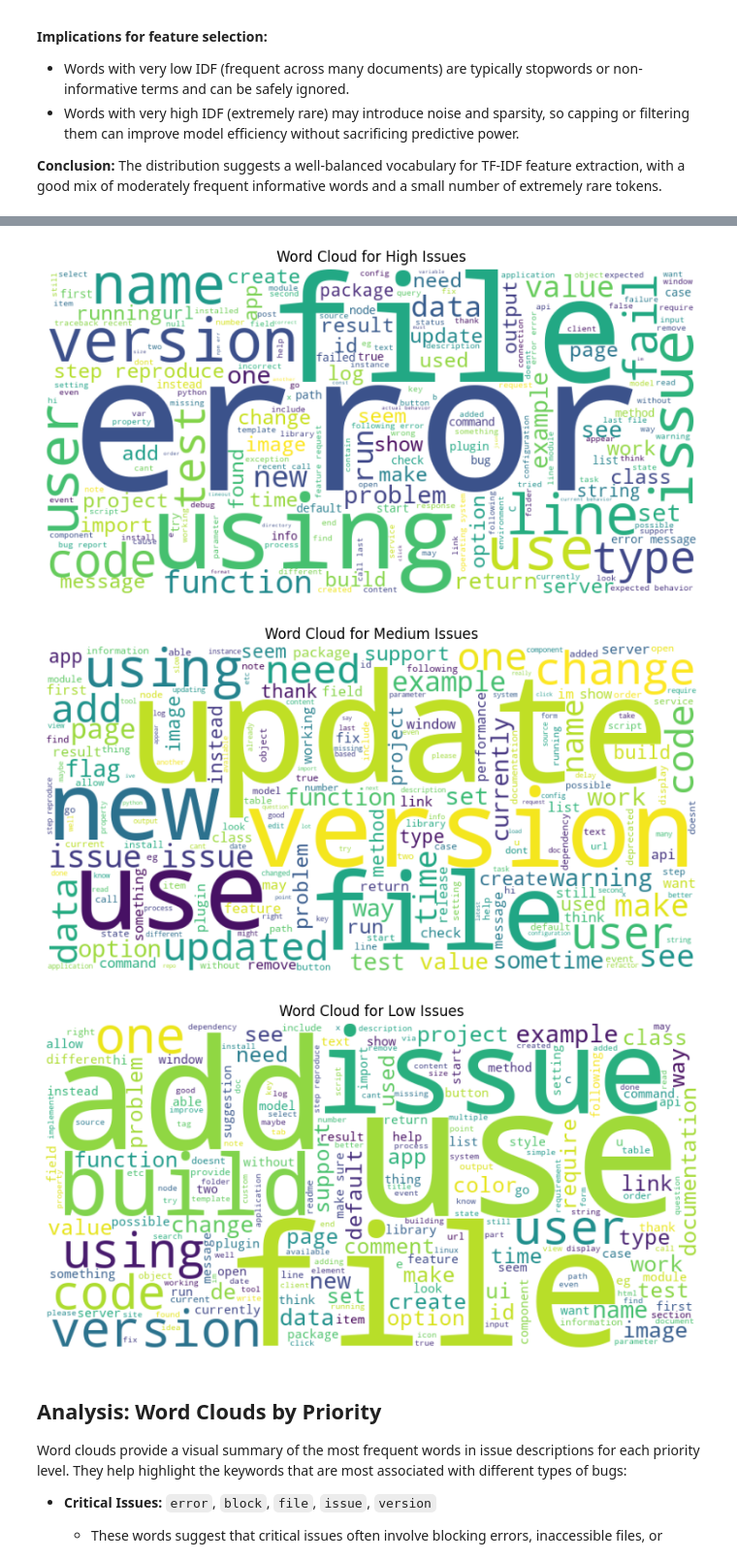
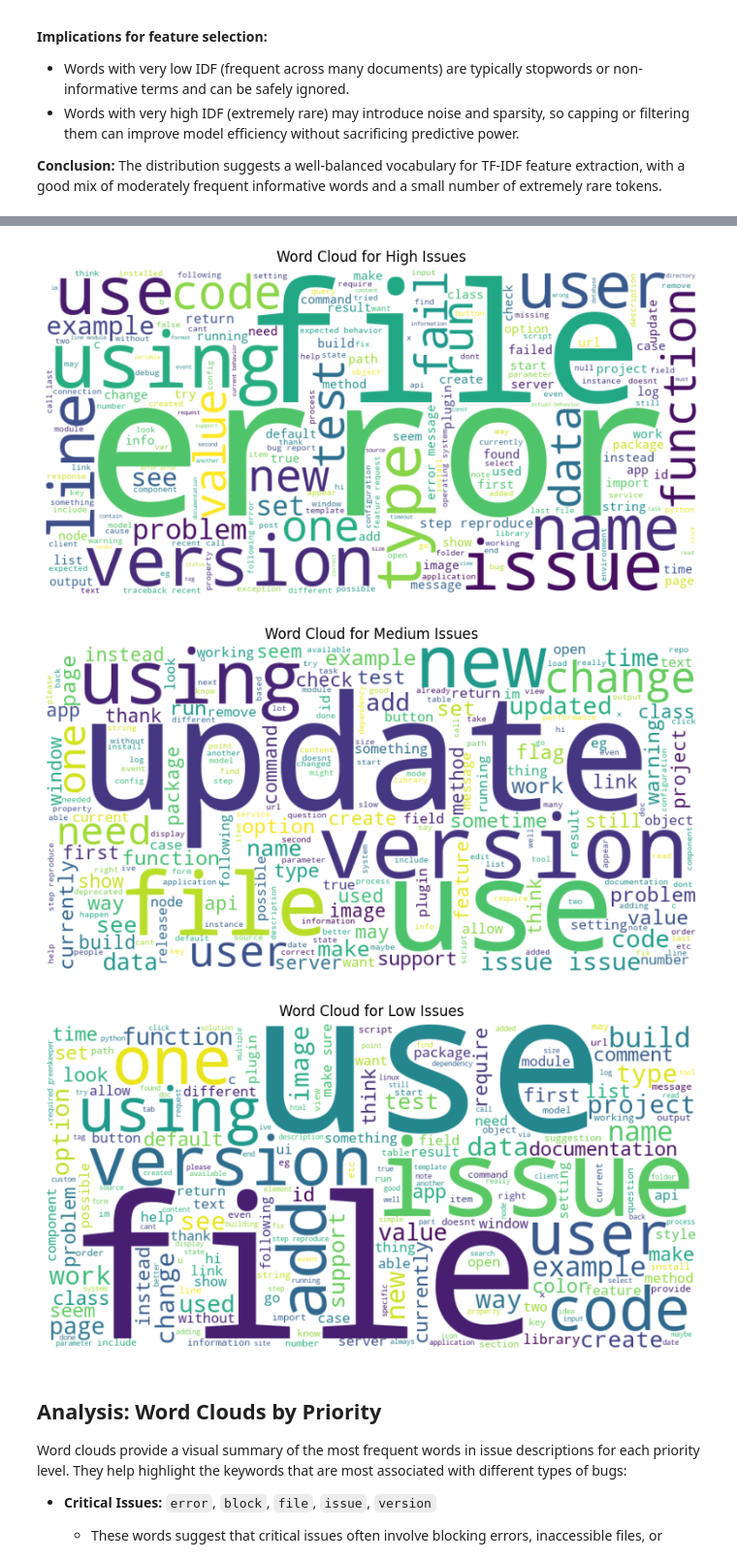
Before and after one commit to erenceh/ml-bug-prediction, a Jupyter notebook: ml/notebooks/01_Exploration_Data_Analysis.ipynb, the cells around one changed output, grey strips where cells are left out. Shown at 97% size. Saved outputs shown, nothing was run; the diff lists cells and outputs as text; code cells hidden in the pictures.

```diff
--- a/ml/notebooks/01_Exploration_Data_Analysis.ipynb
+++ b/ml/notebooks/01_Exploration_Data_Analysis.ipynb
@@ -173,0 +245,4 @@ Dataset shape after removing duplicates:  (48661, 3)
+# %%
+# remove all non-english rows
+git_issues_df = git_issues_df[git_issues_df['lang'] == 'english']
+git_issues_df['lang'].value_counts()
@@ -272,0 +326,3 @@ Name: count, dtype: int64
+# %%
+git_issues_df = git_issues_df[git_issues_df['priority'].notna()].copy()
+git_issues_df["priority"].value_counts(dropna=False)
@@ -273,4 +340,4 @@ Name: count, dtype: int64
 # %%
-processed_df = git_issues_df.dropna(subset=['priority']).copy()
+processed_df = git_issues_df[['clean_text', 'word_count', 'priority']].copy()
 print(processed_df.shape)
 # %% [output]
@@ -391,6 +459,8 @@ plt.show()
+# %%
+sample_df = processed_df.copy()
 # %%
 for priority in ['Critical', 'High', 'Medium', 'Low']:
-  text = " ".join(processed_df[processed_df['priority']==priority]['clean_text'].tolist())
+  text = " ".join(sample_df[sample_df['priority']==priority]['clean_text'].tolist())
   wc = WordCloud(width=800, height=400, background_color='white').generate(text)
 
   plt.figure(figsize=(10,5))
@@ -403,6 +473,6 @@ for priority in ['Critical', 'High', 'Medium', 'Low']:
-[figure, old version]
+[figure, new version]
-[figure, old version]
+[figure, new version]
-[figure, old version]
+[figure, new version]
 # %% [markdown]
 ## Analysis: Word Clouds by Priority
 
```
Also changed, not shown: parts of 40 cells of this notebook, 7 other files.
